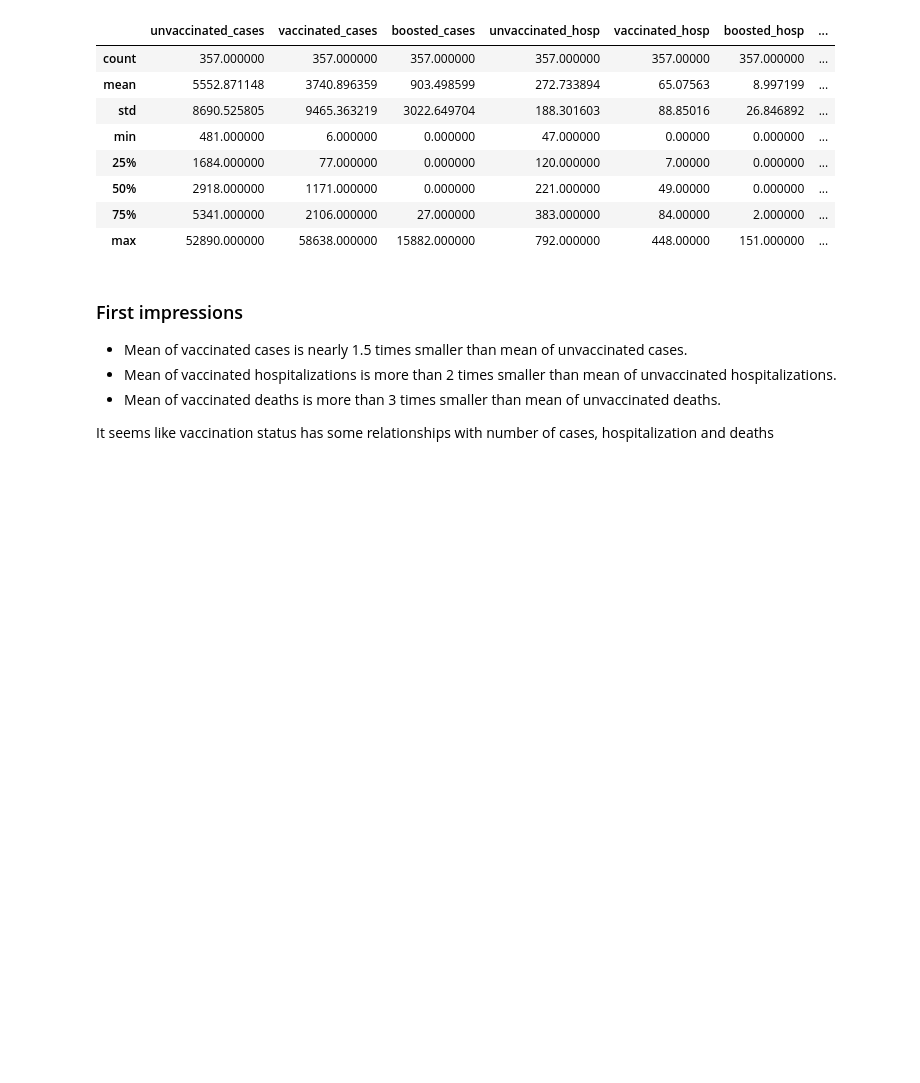
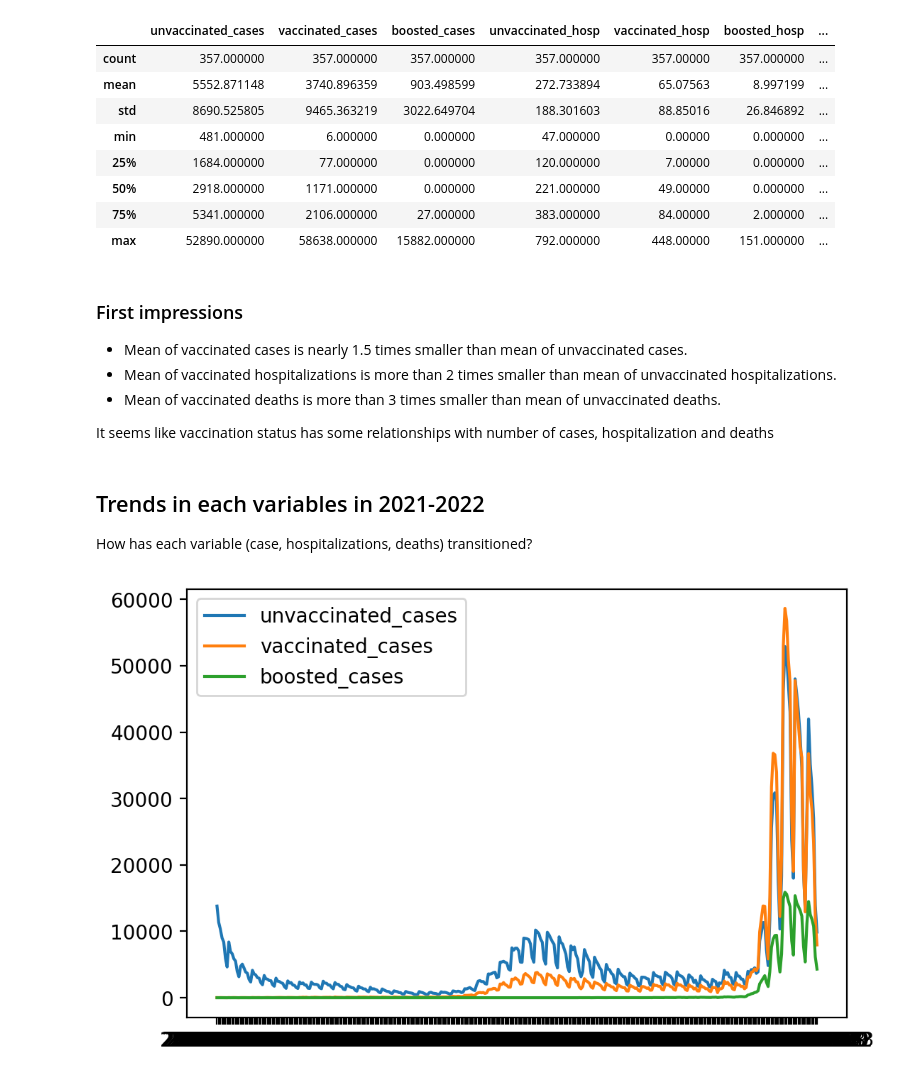
Before and after one commit to midori256/COVID19_Post_Vaccination_California, a Jupyter notebook: data_analysis.ipynb, the cells around one changed output. Saved outputs shown, nothing was run; the diff lists cells and outputs as text; code cells hidden in the pictures; blank space fills up the shorter version.

Commit message:
add line chart function

```diff
--- a/data_analysis.ipynb
+++ b/data_analysis.ipynb
@@ -12,9 +12,16 @@ In this notebook, we want to answer some questions:
 - What are the trends of COVID hospitalization?
 # %%
 # install libraries
+%matplotlib inline
+
 import pandas as pd
 import numpy as np
 import matplotlib.pyplot as plt
+
+# increase the size and quality of any plots we produce
+import matplotlib as mpl
+
+mpl.rcParams["figure.dpi"] = 200
 # %%
 # load dataframe
 url = "https://data.chhs.ca.gov/dataset/e39edc8e-9db1-40a7-9e87-89169401c3f5/resource/c5978614-6a23-450b-b637-171252052214/download/covid19postvaxstatewidestats.csv"
@@ -129,3 +136,27 @@ df.describe()
 - Mean of vaccinated deaths is more than 3 times smaller than mean of unvaccinated deaths.
 
 It seems like vaccination status has some relationships with number of cases, hospitalization and deaths
+# %% [markdown]
+## Trends in each variables in 2021-2022
+
+How has each variable (case, hospitalizations, deaths) transitioned?
+# %%
+# function to visualize variables in a line chart
+def line_chart(df,x_var,list_of_vars):
+    '''Function that takes in a dataframe and visualize its variables on a multiple-line line chart.
+    Input: a dataframe, an x variable, a list of y variables
+    Output: a line chart with multiple lines. Each line is a y variable.'''
+
+    fig, ax = plt.subplots()
+
+    x = df[x_var]
+    for var in list_of_vars:
+        y = df[var]
+        _ = ax.plot(x,y, label = var)
+    ax.legend()
+    plt.show()
+# %%
+cases_variables = ["unvaccinated_cases","vaccinated_cases","boosted_cases"]
+line_chart(df,"date",cases_variables)
+# %% [output]
+[figure, added]
```
Also changed, not shown: parts of 1 cell of this notebook.
